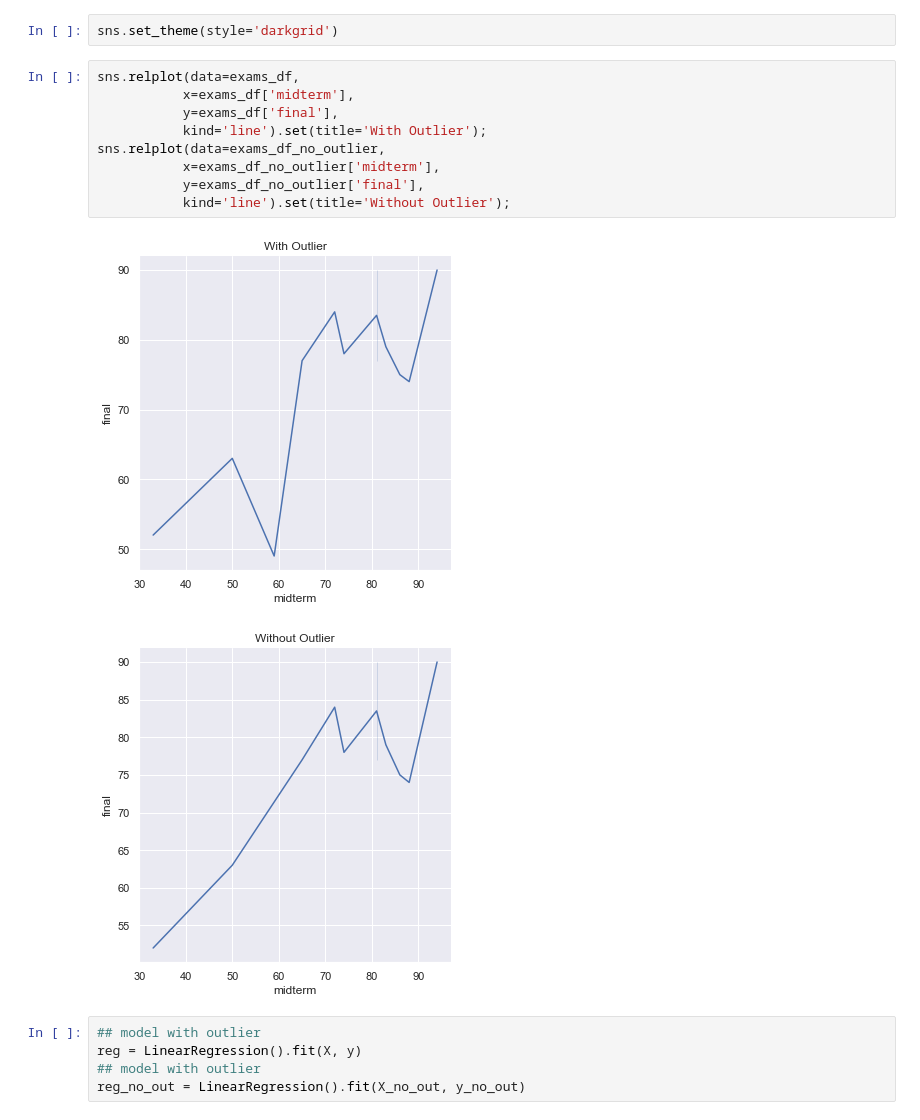
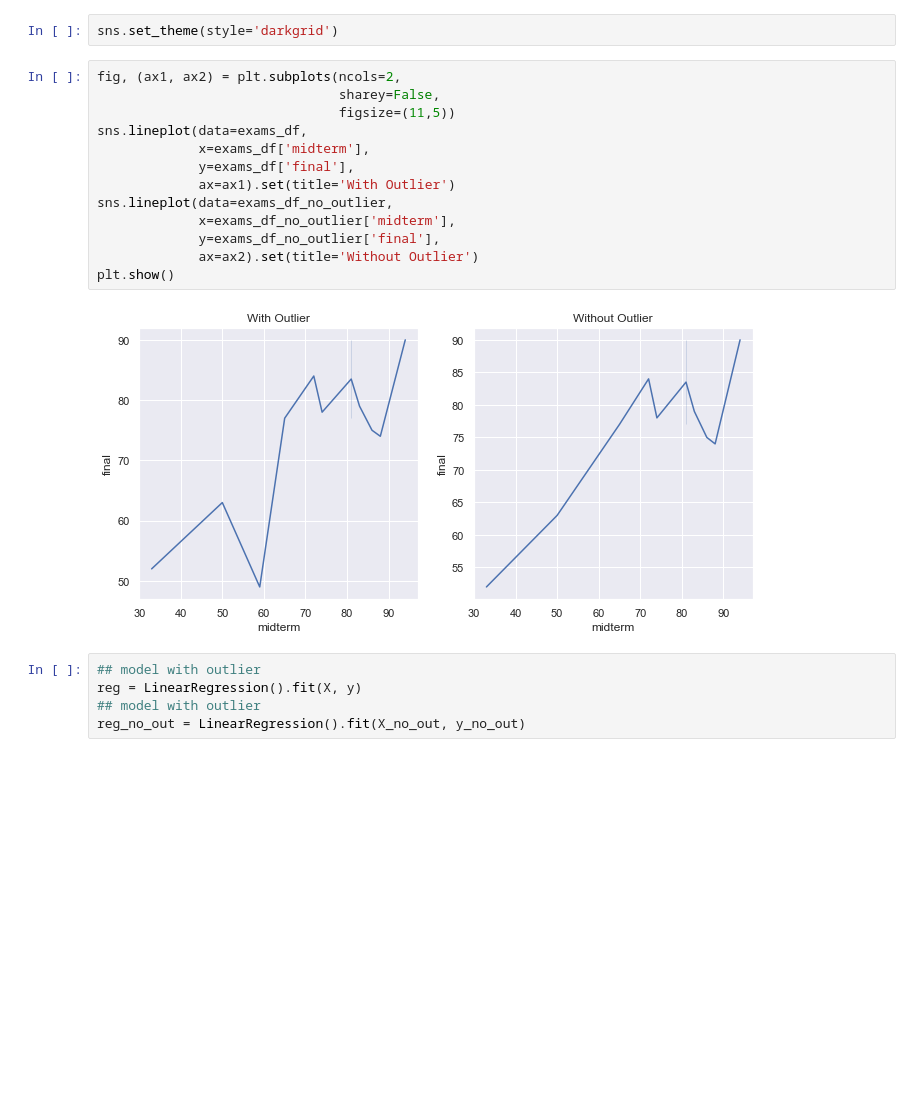
Before and after one commit to tech-david/DSC570, a Jupyter notebook: Topic3/Topic3Assignment.ipynb, the cells around one changed output. Saved outputs shown, nothing was run; the diff lists cells and outputs as text; blank space fills up the shorter version.

Commit message:
Cleanup code
Removed unnecessary code blocks
Updated graphs to print side by side
Updated predicted score to print to 2 decimal points

```diff
--- a/Topic3/Topic3Assignment.ipynb
+++ b/Topic3/Topic3Assignment.ipynb
@@ -53,17 +22,20 @@ y_no_out = y_no_out.to_numpy()
 # %%
 sns.set_theme(style='darkgrid')
 # %%
-sns.relplot(data=exams_df,
-           x=exams_df['midterm'],
-           y=exams_df['final'],
-           kind='line').set(title='With Outlier');
-sns.relplot(data=exams_df_no_outlier,
-           x=exams_df_no_outlier['midterm'],
-           y=exams_df_no_outlier['final'],
-           kind='line').set(title='Without Outlier');
+fig, (ax1, ax2) = plt.subplots(ncols=2,
+                               sharey=False,
+                               figsize=(11,5))
+sns.lineplot(data=exams_df,
+             x=exams_df['midterm'],
+             y=exams_df['final'],
+             ax=ax1).set(title='With Outlier')
+sns.lineplot(data=exams_df_no_outlier,
+             x=exams_df_no_outlier['midterm'],
+             y=exams_df_no_outlier['final'],
+             ax=ax2).set(title='Without Outlier')
+plt.show()
 # %% [output]
-[figure, old version]
+[figure, new version]
-[figure, removed]
 # %%
 ## model with outlier
 reg = LinearRegression().fit(X, y)
```
Also changed, not shown: parts of 11 cells of this notebook.
